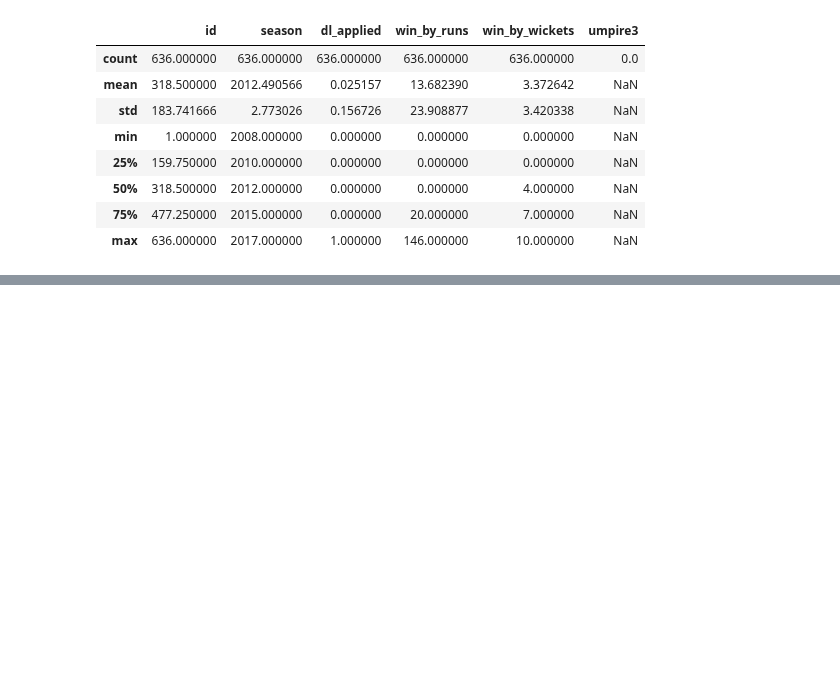
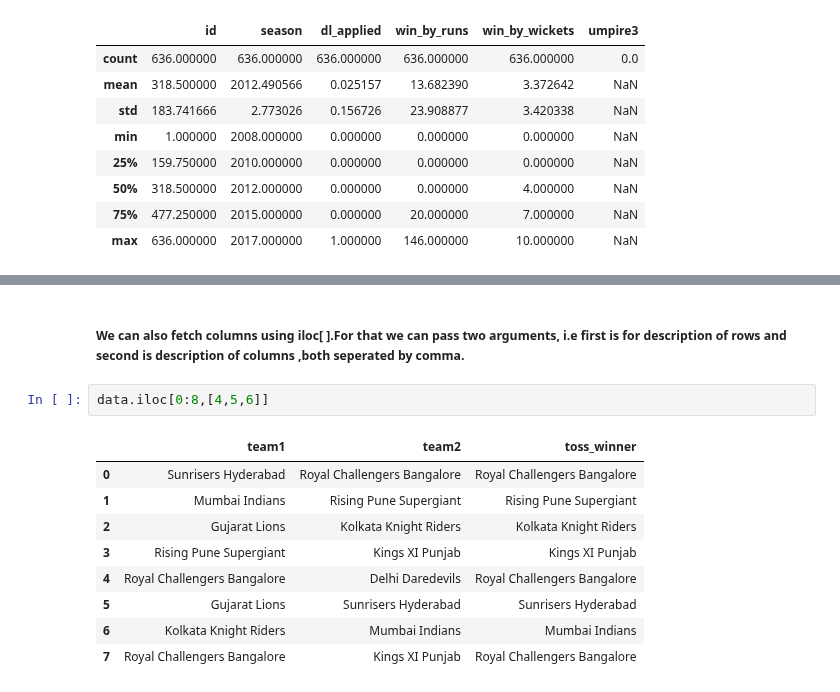
Before and after one commit to Shreyasb1015/Machine-Learning, a Jupyter notebook: pandas-tutorial/reading-data.ipynb, the cells around one changed output, grey strips where cells are left out. Drawn from its saved outputs; the diff is of its cells as text; blank space fills up the shorter version.

```diff
--- a/pandas-tutorial/reading-data.ipynb
+++ b/pandas-tutorial/reading-data.ipynb
@@ -96,0 +197,14 @@ data.describe()
+# %% [markdown]
+##### We can also fetch columns using iloc[ ].For that we can pass two arguments, i.e first is for description of rows and second is description of columns ,both seperated by comma.
+# %%
+data.iloc[0:8,[4,5,6]]
+# %% [output]
+|  | team1 | team2 | toss_winner |
+| 0 | Sunrisers Hyderabad | Royal Challengers Bangalore | Royal Challengers Bangalore |
+| 1 | Mumbai Indians | Rising Pune Supergiant | Rising Pune Supergiant |
+| 2 | Gujarat Lions | Kolkata Knight Riders | Kolkata Knight Riders |
+| 3 | Rising Pune Supergiant | Kings XI Punjab | Kings XI Punjab |
+| 4 | Royal Challengers Bangalore | Delhi Daredevils | Royal Challengers Bangalore |
+| 5 | Gujarat Lions | Sunrisers Hyderabad | Sunrisers Hyderabad |
+| 6 | Kolkata Knight Riders | Mumbai Indians | Mumbai Indians |
+| 7 | Royal Challengers Bangalore | Kings XI Punjab | Royal Challengers Bangalore |
```
Also changed, not shown: parts of 17 cells of this notebook.
